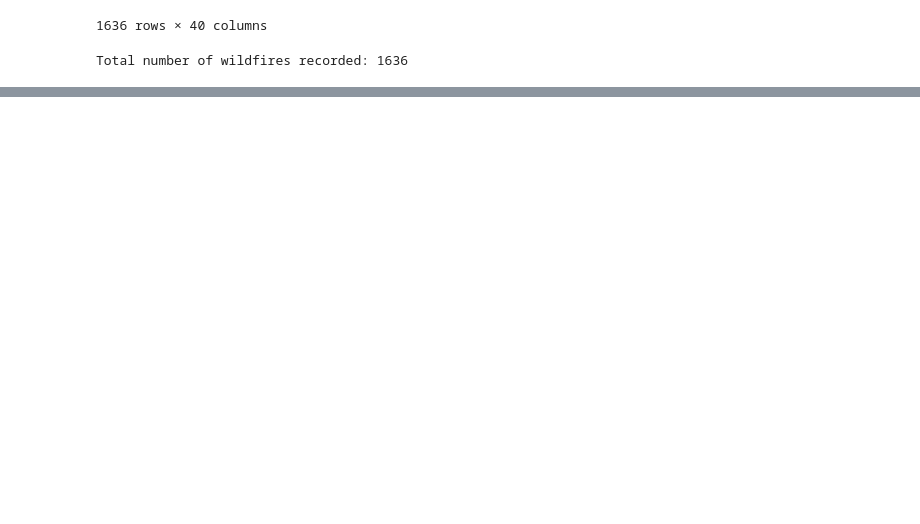
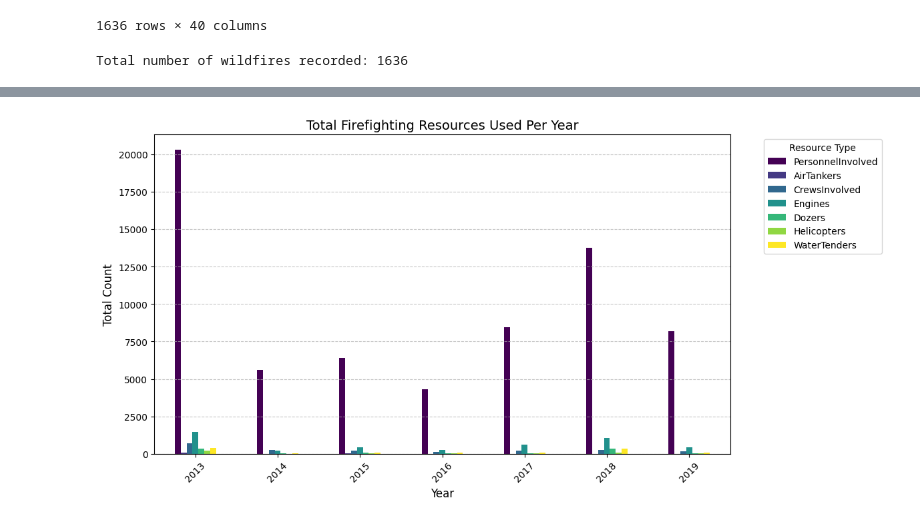
Before and after one commit to estortega/project_1, a Jupyter notebook: ortega_file.ipynb, the cells around one changed output, grey strips where cells are left out. Cells and saved outputs as stored; diff of their text form; code cells hidden in the pictures; blank space fills up the shorter version.

```diff
--- a/ortega_file.ipynb
+++ b/ortega_file.ipynb
@@ -37,2 +66,18 @@ Total number of wildfires recorded: 1636
+# %%
+# Plot the grouped bar chart
+resources_per_year.plot(kind="bar", figsize=(12, 6), colormap="viridis")
+
+plt.title("Total Firefighting Resources Used Per Year", fontsize=14)
+plt.xlabel("Year", fontsize=12)
+plt.ylabel("Total Count", fontsize=12)
+plt.xticks(rotation=45)
+plt.legend(title="Resource Type", bbox_to_anchor=(1.05, 1), loc="upper left")
+plt.grid(axis="y", linestyle="--", alpha=0.7)
+
+# Show the plot
+plt.tight_layout()
+plt.show()
+# %% [output]
+[figure, added]
 # %%
 # Numeber of personnel, air tankers, and other firefighting resources used on average per wildfire.
```
Also changed, not shown: parts of 4 cells of this notebook.
